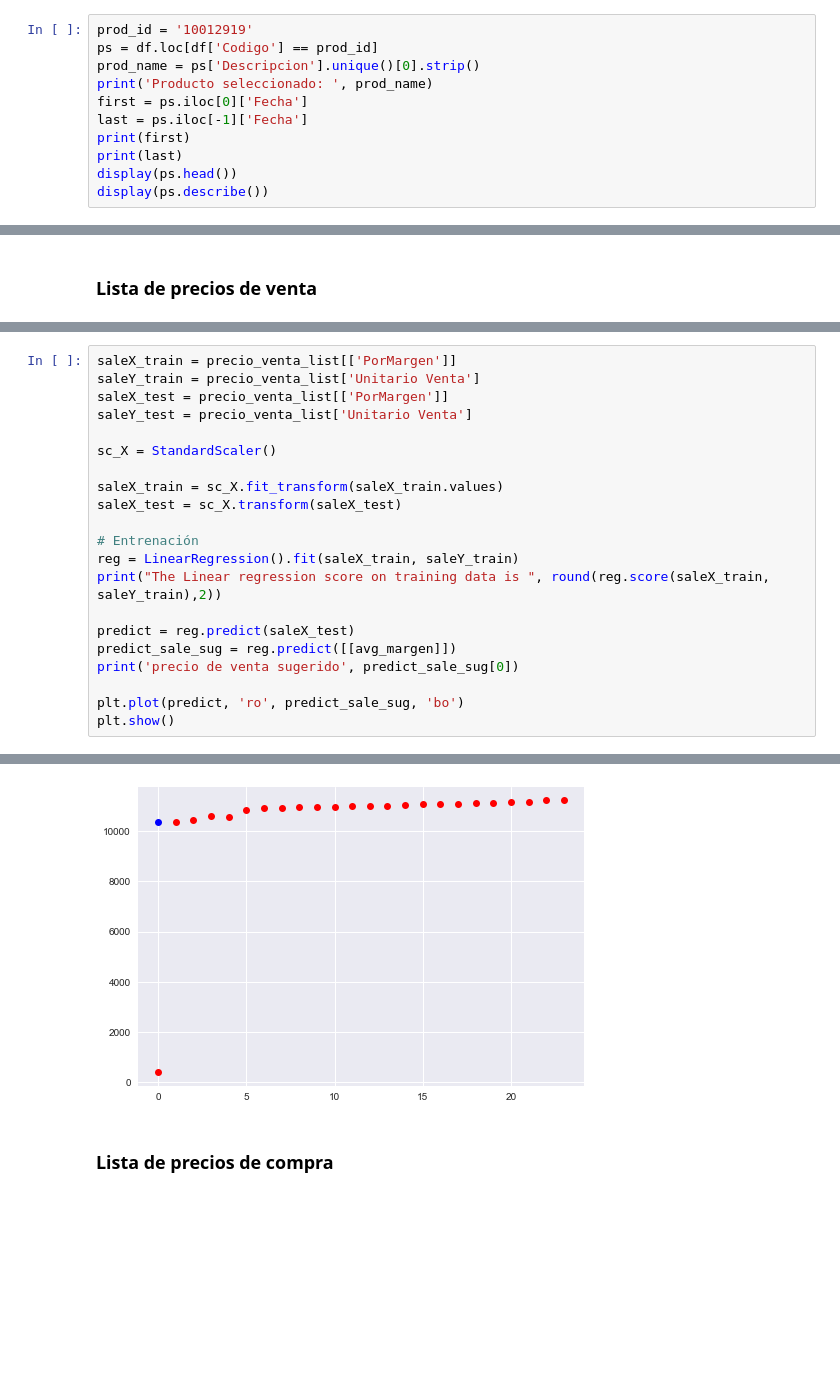
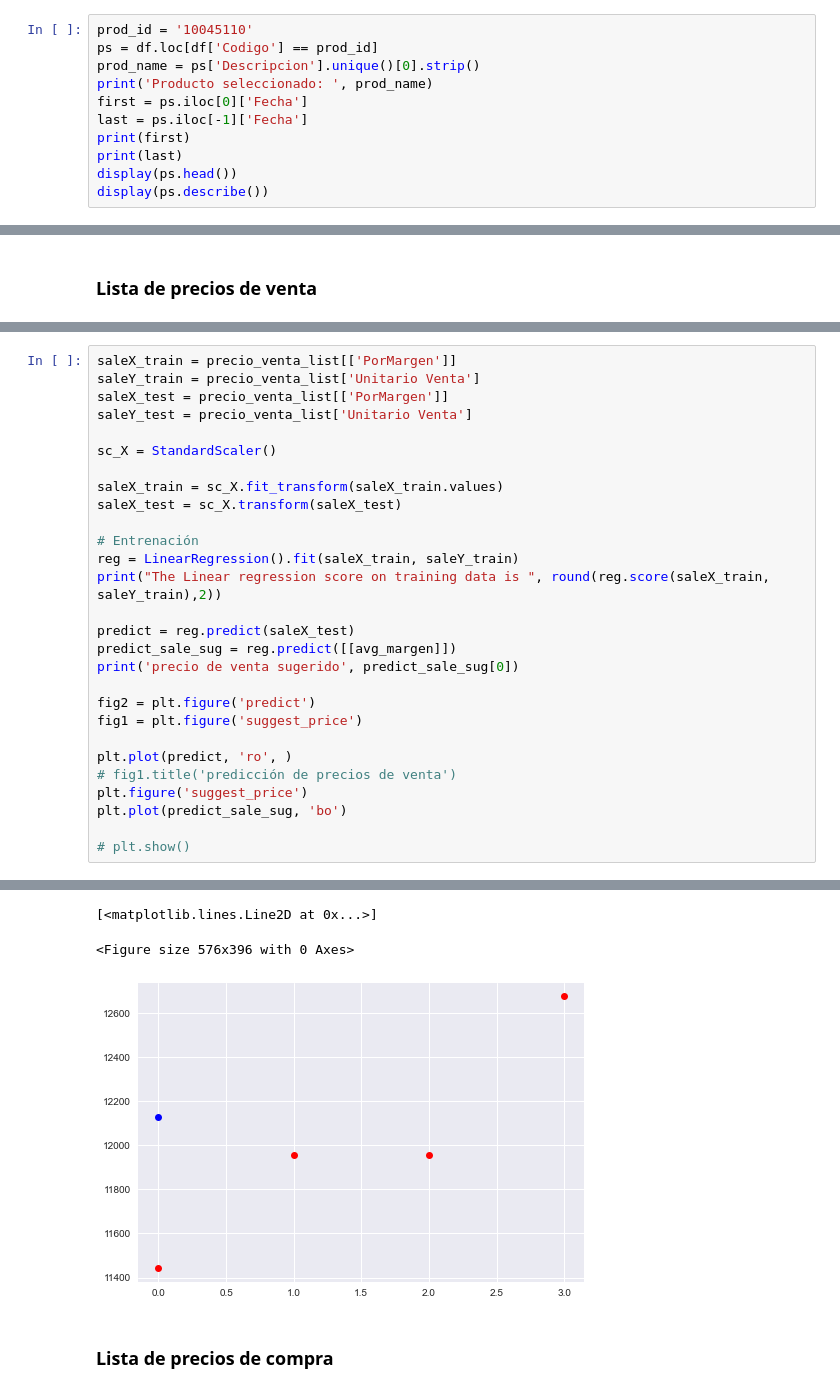
Before and after one commit to jgu7man/sales-predictions-notebooks, a Jupyter notebook: Products.ipynb, the cells around one changed output, grey strips where cells are left out. Saved outputs shown, nothing was run; the diff lists cells and outputs as text; blank space fills up the shorter version.

```diff
--- a/Products.ipynb
+++ b/Products.ipynb
@@ -31,7 +31,7 @@ df.head()
 # %% [markdown]
 ### Seleccionar producto
 # %%
-prod_id = '10012919'
+prod_id = '10045110'
 ps = df.loc[df['Codigo'] == prod_id]
 prod_name = ps['Descripcion'].unique()[0].strip()
 print('Producto seleccionado: ', prod_name)
@@ -145,6 +134,13 @@ predict = reg.predict(saleX_test)
 predict_sale_sug = reg.predict([[avg_margen]])
 print('precio de venta sugerido', predict_sale_sug[0])
 
-plt.plot(predict, 'ro', predict_sale_sug, 'bo')
-plt.show()
+fig2 = plt.figure('predict')
+fig1 = plt.figure('suggest_price')
+
+plt.plot(predict, 'ro', )
+# fig1.title('predicción de precios de venta')
+plt.figure('suggest_price')
+plt.plot(predict_sale_sug, 'bo')
+
+# plt.show()
 # %% [output]
@@ -153,4 +149,6 @@ precio de venta sugerido 10364.03767941675
+[<matplotlib.lines.Line2D at 0x...>]
+<Figure size 576x396 with 0 Axes>
-[figure, old version]
+[figure, new version]
 # %% [markdown]
 ### Lista de precios de compra
 # %%
```
Also changed, not shown: parts of 13 cells of this notebook.
